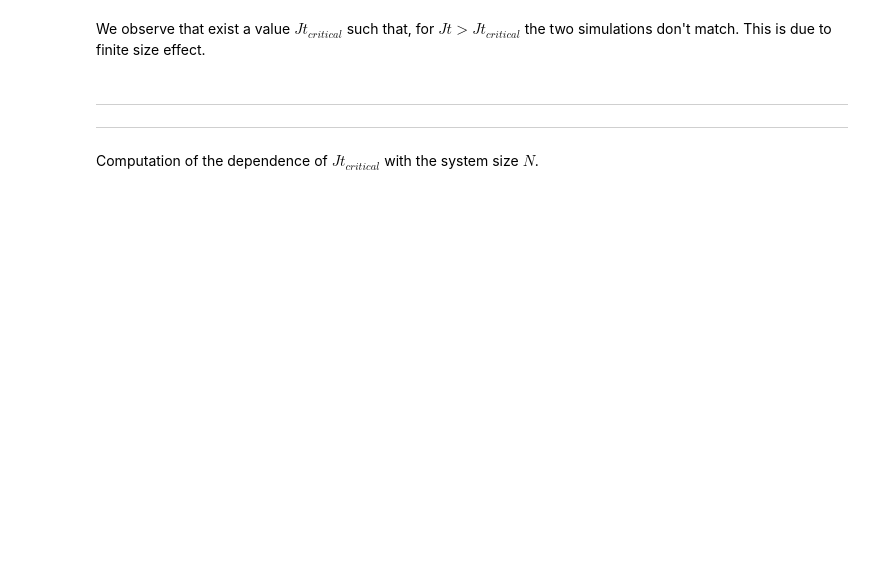
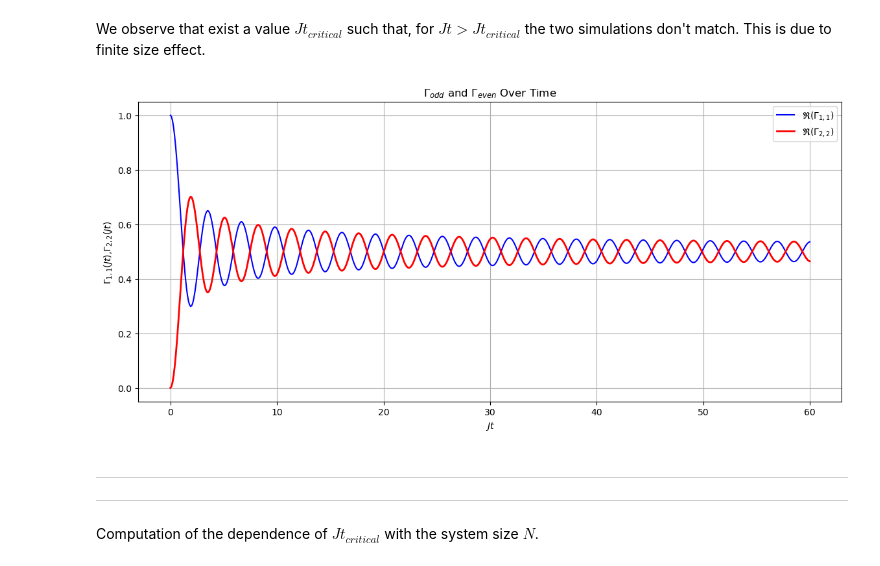
Before and after one commit to FedericoTonetto/Ising_chain_1D, a Jupyter notebook: hopping_model_time_evolution_covariance_matrix.ipynb, the cells around one changed output. Saved outputs shown, nothing was run; the diff lists cells and outputs as text; code cells hidden in the pictures; blank space fills up the shorter version.

```diff
--- a/hopping_model_time_evolution_covariance_matrix.ipynb
+++ b/hopping_model_time_evolution_covariance_matrix.ipynb
@@ -156,5 +156,18 @@ plot_comparison_covariance_matrix_ij(gamma_t_theoretical, gamma_t_numerical, Jt_
 # %% [markdown]
 We observe that exist a value $Jt_{critical}$ such that, for $Jt>Jt_{critical}$ the two simulations don't match. This is due to finite size effect.
+# %%
+gamma_real_theoretical = [gamma_t[1,1].real for gamma_t in gamma_t_theoretical]
+gamma_real_numerical = [gamma_t[  2,2].real for gamma_t in gamma_t_theoretical]
+plt.figure(figsize=(14, 6))
+plt.plot(Jt_values,gamma_real_theoretical, label=r"$\mathfrak{R}(\Gamma_{%d,%d})$" % (1,1), color="blue")
+plt.plot(Jt_values,gamma_real_numerical, label=r"$\mathfrak{R}(\Gamma_{%d,%d}$)" % (  2,2),linewidth=2,alpha=1, color="red")
+plt.title(r"$\Gamma_{odd}$ and $\Gamma_{even}$ Over Time" )
+plt.xlabel("$Jt$")
+plt.ylabel(r"$\Gamma_{%d,%d}(Jt)$,$\Gamma_{%d,%d}(Jt)$ " % (1, 1, 2, 2))
+plt.legend()
+plt.grid(True)
+# %% [output]
+[figure, added]
 # %% [markdown]
 ---
 ---
```
Also changed, not shown: parts of 5 cells of this notebook.
